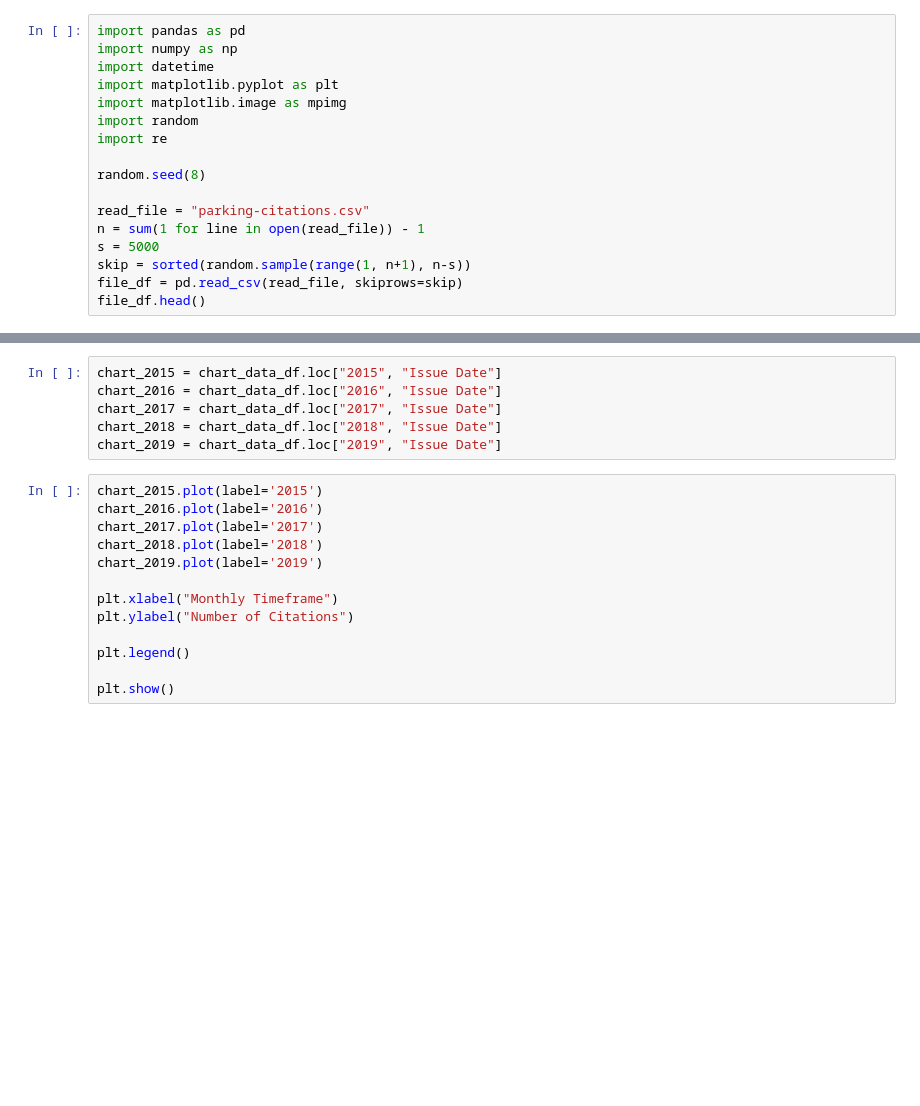
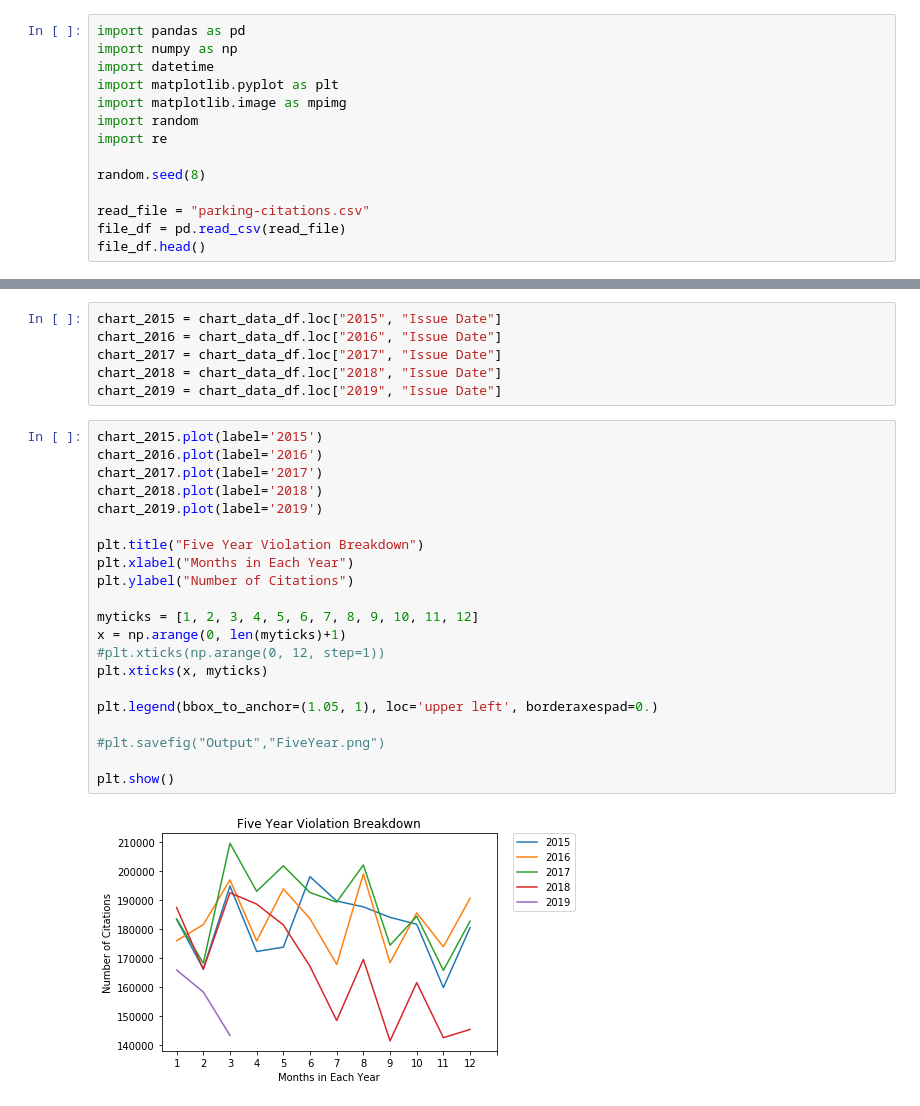
Before and after one commit to sdesai39/Project1, a Jupyter notebook: HWchartworkforFinal.ipynb, the cells around one changed output, grey strips where cells are left out. Cells and saved outputs as stored; diff of their text form; blank space fills up the shorter version.

```diff
--- a/HWchartworkforFinal.ipynb
+++ b/HWchartworkforFinal.ipynb
@@ -10,8 +10,5 @@ import re
 random.seed(8)
 
 read_file = "parking-citations.csv"
-n = sum(1 for line in open(read_file)) - 1
-s = 5000
-skip = sorted(random.sample(range(1, n+1), n-s))
-file_df = pd.read_csv(read_file, skiprows=skip)
+file_df = pd.read_csv(read_file)
 file_df.head()
@@ -73,13 +138,23 @@ chart_2019 = chart_data_df.loc["2019", "Issue Date"]
 # %%
 chart_2015.plot(label='2015')
 chart_2016.plot(label='2016')
 chart_2017.plot(label='2017')
 chart_2018.plot(label='2018')
 chart_2019.plot(label='2019')
 
-plt.xlabel("Monthly Timeframe")
+plt.title("Five Year Violation Breakdown")
+plt.xlabel("Months in Each Year")
 plt.ylabel("Number of Citations")
 
-plt.legend()
+myticks = [1, 2, 3, 4, 5, 6, 7, 8, 9, 10, 11, 12]
+x = np.arange(0, len(myticks)+1)
+#plt.xticks(np.arange(0, 12, step=1))
+plt.xticks(x, myticks)
+
+plt.legend(bbox_to_anchor=(1.05, 1), loc='upper left', borderaxespad=0.)
+
+#plt.savefig("Output","FiveYear.png")
 
 plt.show()
+# %% [output]
+[figure, added]
```
Also changed, not shown: parts of 6 cells of this notebook.
